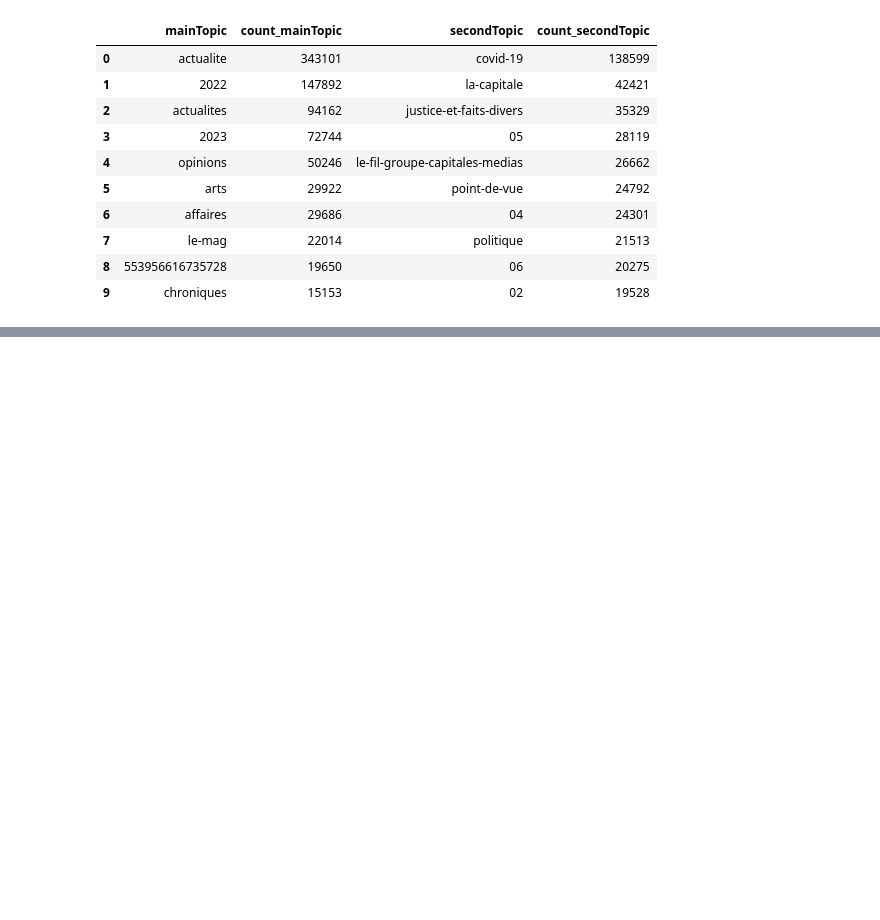
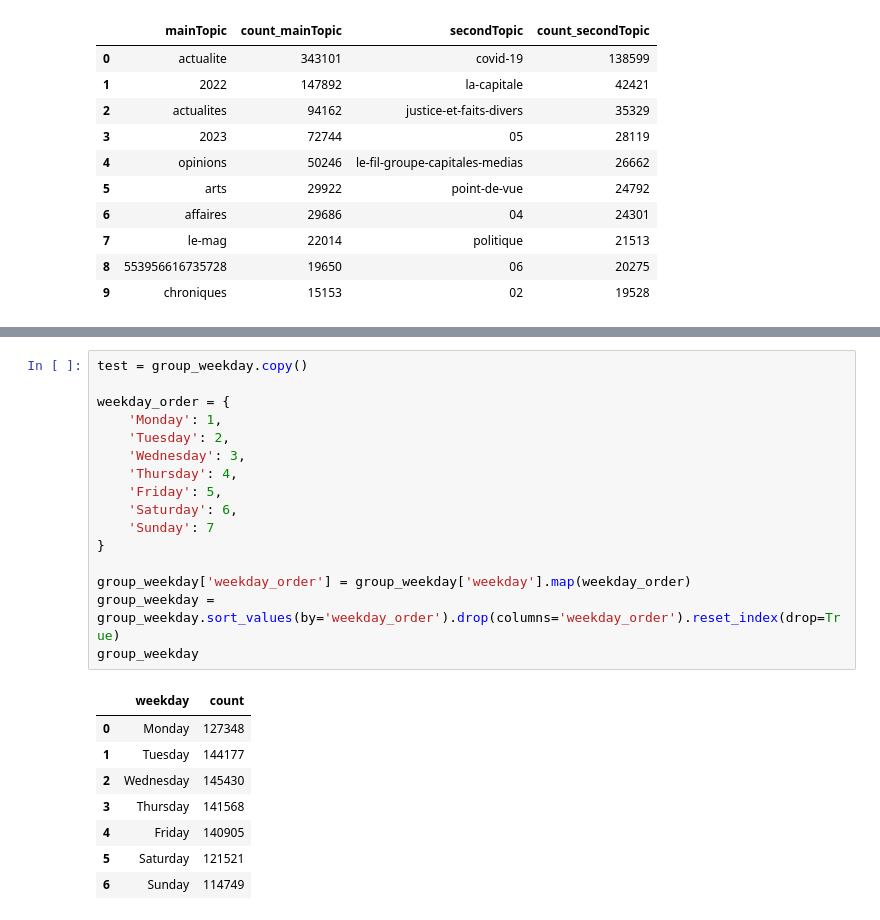
Before and after one commit to caseguin/GLO-7027, a Jupyter notebook: charles_workspace/charles_rapport1.ipynb, the cells around one changed output, grey strips where cells are left out. Drawn from its saved outputs; the diff is of its cells as text; blank space fills up the shorter version.

```diff
--- a/charles_workspace/charles_rapport1.ipynb
+++ b/charles_workspace/charles_rapport1.ipynb
@@ -187,0 +275,25 @@ top_topic.head(10)
+# %%
+test = group_weekday.copy()
+
+weekday_order = {
+    'Monday': 1,
+    'Tuesday': 2,
+    'Wednesday': 3,
+    'Thursday': 4,
+    'Friday': 5,
+    'Saturday': 6,
+    'Sunday': 7
+}
+
+group_weekday['weekday_order'] = group_weekday['weekday'].map(weekday_order)
+group_weekday = group_weekday.sort_values(by='weekday_order').drop(columns='weekday_order').reset_index(drop=True)
+group_weekday
+# %% [output]
+|  | weekday | count |
+| 0 | Monday | 127348 |
+| 1 | Tuesday | 144177 |
+| 2 | Wednesday | 145430 |
+| 3 | Thursday | 141568 |
+| 4 | Friday | 140905 |
+| 5 | Saturday | 121521 |
+| 6 | Sunday | 114749 |
```
Also changed, not shown: parts of 5 cells of this notebook.
